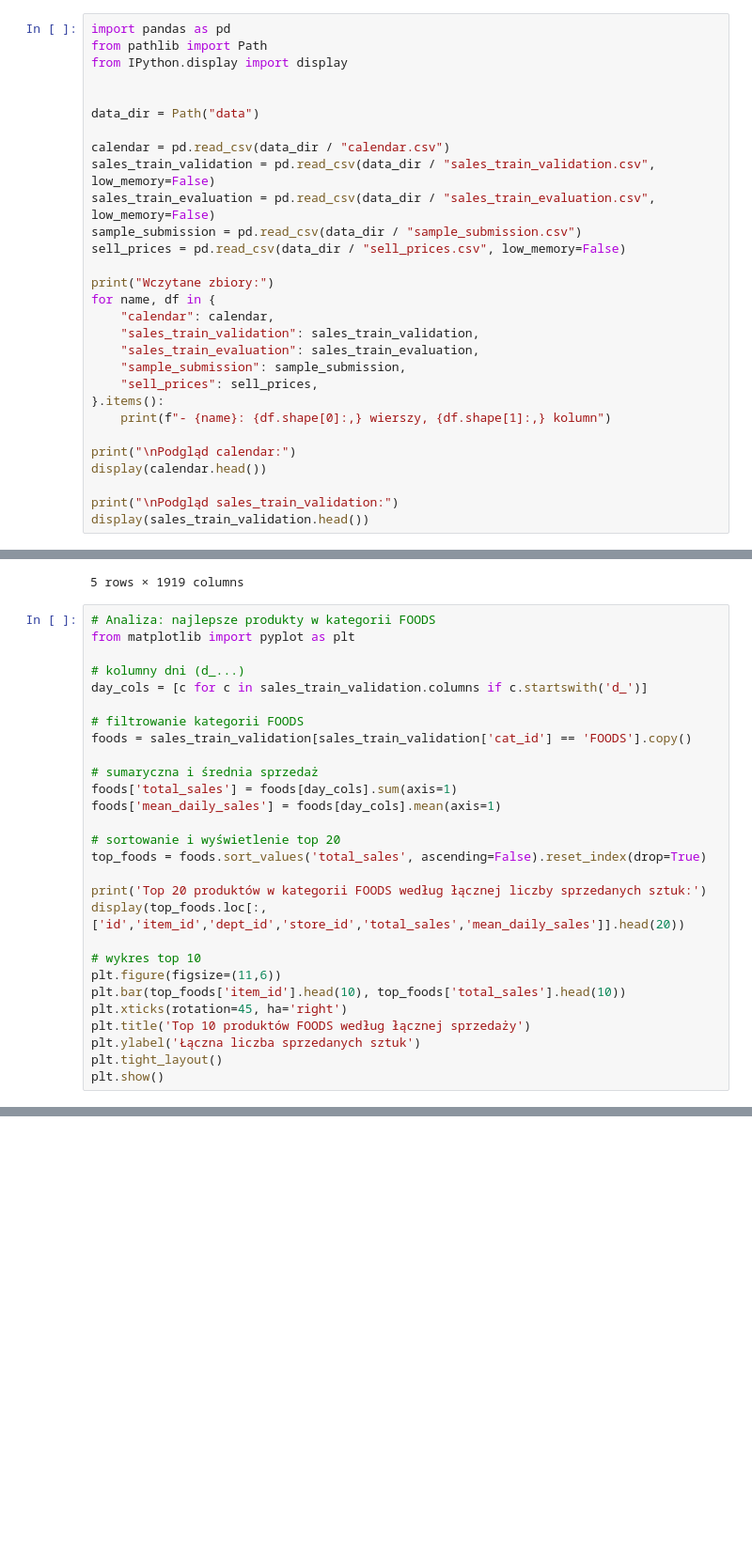
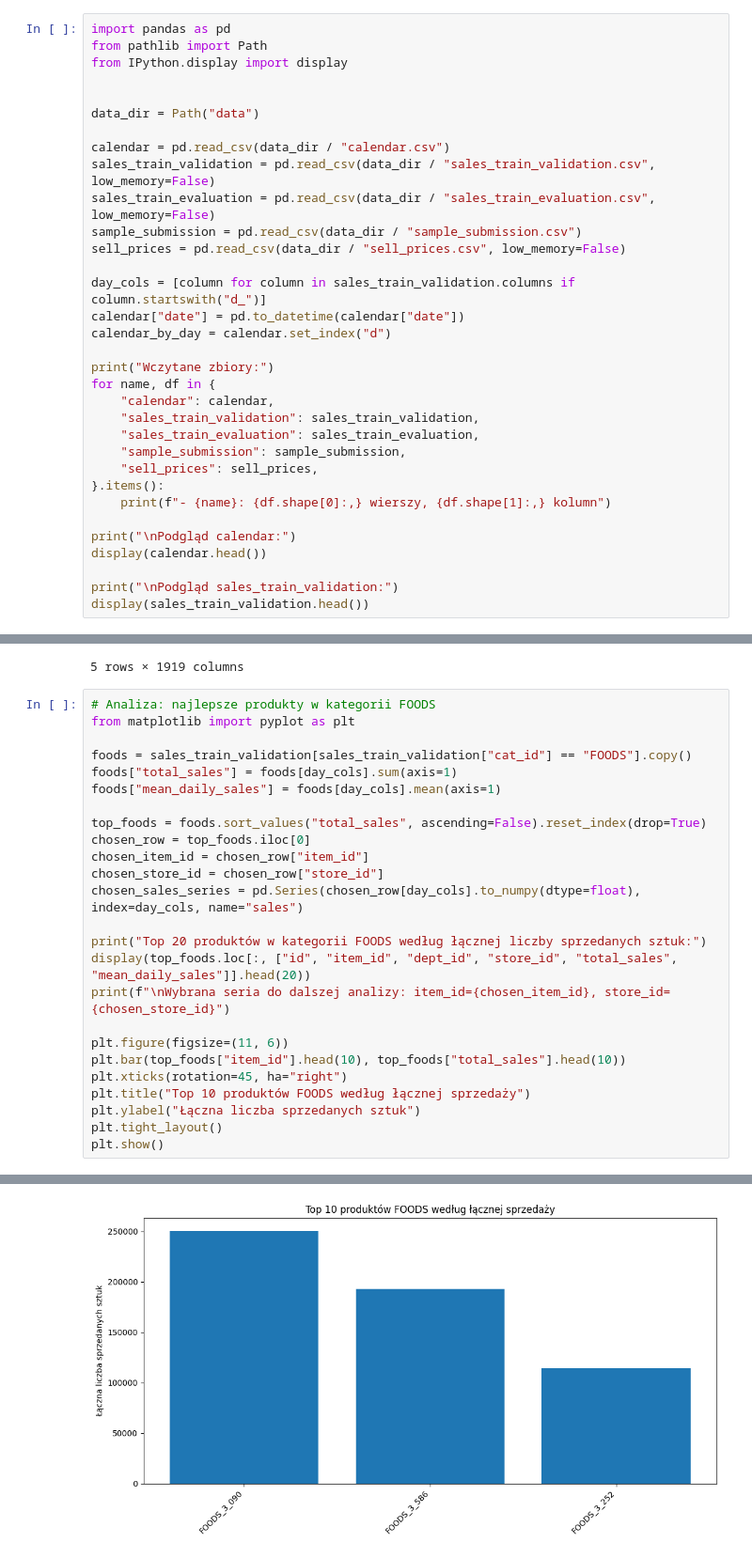
Before and after one commit to KasmyrA/Statystyka, a Jupyter notebook: Obrubka_danych.ipynb, the cells around one changed output, grey strips where cells are left out. Shown at 94% size. Saved outputs shown, nothing was run; the diff lists cells and outputs as text; blank space fills up the shorter version.

```diff
--- a/Obrubka_danych.ipynb
+++ b/Obrubka_danych.ipynb
@@ -16,6 +37,10 @@ sales_train_validation = pd.read_csv(data_dir / "sales_train_validation.csv", lo
 sales_train_evaluation = pd.read_csv(data_dir / "sales_train_evaluation.csv", low_memory=False)
 sample_submission = pd.read_csv(data_dir / "sample_submission.csv")
 sell_prices = pd.read_csv(data_dir / "sell_prices.csv", low_memory=False)
+
+day_cols = [column for column in sales_train_validation.columns if column.startswith("d_")]
+calendar["date"] = pd.to_datetime(calendar["date"])
+calendar_by_day = calendar.set_index("d")
 
 print("Wczytane zbiory:")
 for name, df in {
@@ -59,28 +84,25 @@ Podgląd sales_train_validation:
 # Analiza: najlepsze produkty w kategorii FOODS
 from matplotlib import pyplot as plt
 
-# kolumny dni (d_...)
-day_cols = [c for c in sales_train_validation.columns if c.startswith('d_')]
+foods = sales_train_validation[sales_train_validation["cat_id"] == "FOODS"].copy()
+foods["total_sales"] = foods[day_cols].sum(axis=1)
+foods["mean_daily_sales"] = foods[day_cols].mean(axis=1)
 
-# filtrowanie kategorii FOODS
-foods = sales_train_validation[sales_train_validation['cat_id'] == 'FOODS'].copy()
+top_foods = foods.sort_values("total_sales", ascending=False).reset_index(drop=True)
+chosen_row = top_foods.iloc[0]
+chosen_item_id = chosen_row["item_id"]
+chosen_store_id = chosen_row["store_id"]
+chosen_sales_series = pd.Series(chosen_row[day_cols].to_numpy(dtype=float), index=day_cols, name="sales")
 
-# sumaryczna i średnia sprzedaż
-foods['total_sales'] = foods[day_cols].sum(axis=1)
-foods['mean_daily_sales'] = foods[day_cols].mean(axis=1)
+print("Top 20 produktów w kategorii FOODS według łącznej liczby sprzedanych sztuk:")
+display(top_foods.loc[:, ["id", "item_id", "dept_id", "store_id", "total_sales", "mean_daily_sales"]].head(20))
+print(f"\nWybrana seria do dalszej analizy: item_id={chosen_item_id}, store_id={chosen_store_id}")
 
-# sortowanie i wyświetlenie top 20
-top_foods = foods.sort_values('total_sales', ascending=False).reset_index(drop=True)
-
-print('Top 20 produktów w kategorii FOODS według łącznej liczby sprzedanych sztuk:')
-display(top_foods.loc[:, ['id','item_id','dept_id','store_id','total_sales','mean_daily_sales']].head(20))
-
-# wykres top 10
-plt.figure(figsize=(11,6))
-plt.bar(top_foods['item_id'].head(10), top_foods['total_sales'].head(10))
-plt.xticks(rotation=45, ha='right')
-plt.title('Top 10 produktów FOODS według łącznej sprzedaży')
-plt.ylabel('Łączna liczba sprzedanych sztuk')
+plt.figure(figsize=(11, 6))
+plt.bar(top_foods["item_id"].head(10), top_foods["total_sales"].head(10))
+plt.xticks(rotation=45, ha="right")
+plt.title("Top 10 produktów FOODS według łącznej sprzedaży")
+plt.ylabel("Łączna liczba sprzedanych sztuk")
 plt.tight_layout()
 plt.show()
 # %% [output]
@@ -87,0 +128 @@ ModuleNotFoundError: No module named 'matplotlib'
+[figure, added]
```
Also changed, not shown: parts of 10 cells of this notebook.
